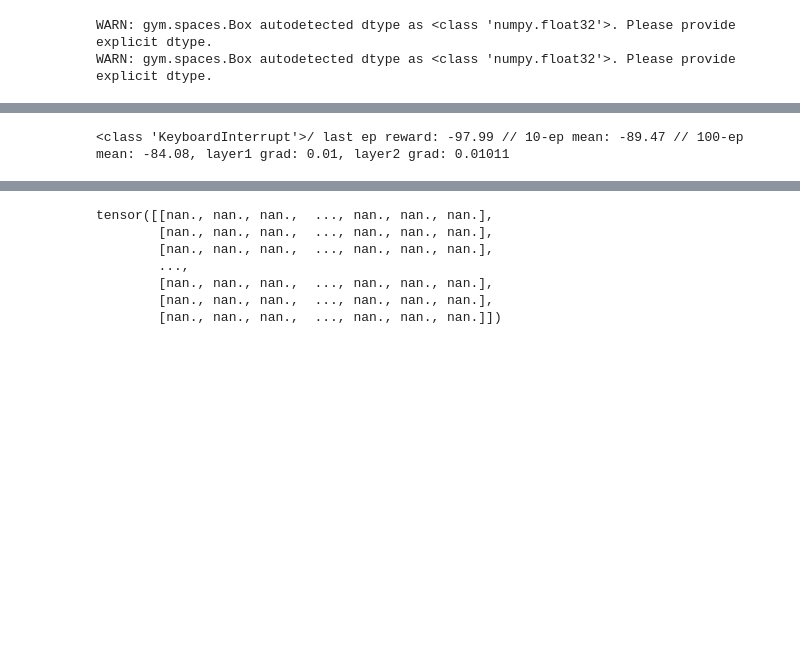
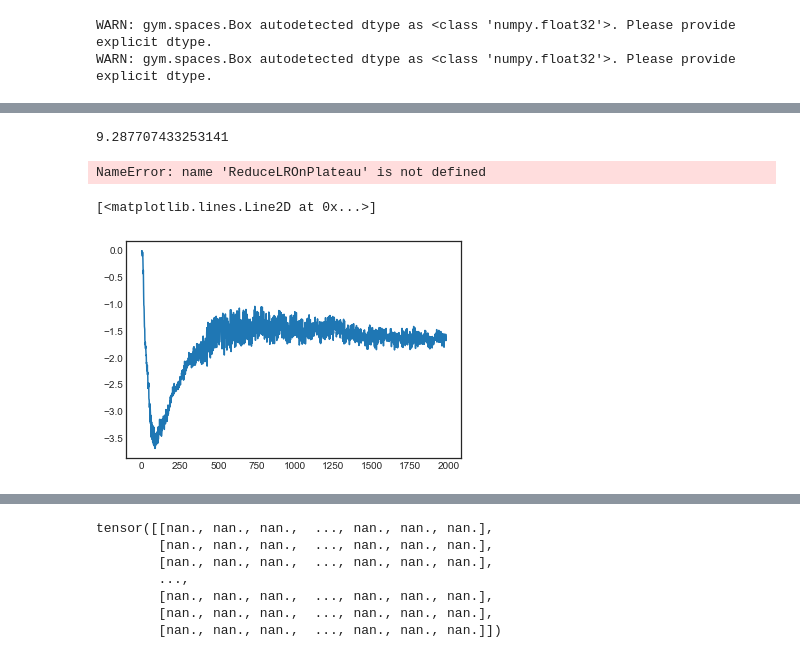
Before and after one commit to liavkoren/ai-ml-rl, a Jupyter notebook: dqn_implementations/mine/DQN part 2 -- Distributional DQN.ipynb, the cells around one changed output, grey strips where cells are left out. Drawn from its saved outputs; the diff is of its cells as text; code cells hidden in the pictures; blank space fills up the shorter version.

Commit message:
"auto commit tracked files for new experiment: LR: 0.00 / L2 reg: 0.001 / Xavier: True on Jul-20-18@12:48:29"

```diff
--- a/dqn_implementations/mine/DQN part 2 -- Distributional DQN.ipynb
+++ b/dqn_implementations/mine/DQN part 2 -- Distributional DQN.ipynb
@@ -272,6 +272,7 @@ class CategoricalAgent:
     reward_scaling = attr.ib(default=1.0)
     xavier = attr.ib(default=True)
     weight_decay = attr.ib(default=0)
+    use_lr_scheduler = attr.ib(default=True)
 
     def __attrs_post_init__(self):
         self.steps = 0
@@ -293,8 +294,12 @@ class CategoricalAgent:
         self.episode_rewards = []
         self.training_loss = []
         self.monitor_every = self.num_episodes//self.monitor_total
+        self.setup_lr_scheduler()
 
-
+    def setup_lr_scheduler(self):
+        if not self.use_lr_scheduler:
+            return
+        scheduler = scheduler = ReduceLROnPlateau(self.optimizer, 'min', factor=.3, verbose=True)
 
     def render(self, episode):
         if self.render_every and episode % self.render_every == 0:
@@ -353,6 +358,9 @@ class CategoricalAgent:
                 if self.steps < 2:
                     continue
                 episode_loss += self.replay()
+                if self.use_lr_scheduler and self.steps > 100:
+                    smoothed_loss = smooth(np.array(self.training_loss[-100:])).mean()
+                    scheduler.step(smoothed_loss)
 
                 if self.steps % self.update_target_every == 0:
                     self.target_net.load_state_dict(self.online_net.state_dict())
@@ -368,7 +376,7 @@ class CategoricalAgent:
         pass
 # %%
 # Enable monitoring
-def run_experiment(agent, learning_rate, weight_decay, xavier, title):
+def run_experiment(agent, title):
     try:
         config = {
             'title':title,
@@ -385,11 +393,30 @@ def run_experiment(agent, learning_rate, weight_decay, xavier, title):
         agent.train()
     except:
         print(sys.exc_info()[0])
+# %%
+smooth(np.array(agent.training_loss[-100:])).mean()
+# %% [output]
+9.287707433253141
 # %%
-lr = 0.0005
+
+
+
+lr = 0.0001
 l2 = 0.001
 xavier = True
-title = f'LR: {lr} / L2 reg: {l2} / Xavier: {xavier}'
-run_experiment(agentlearning_rate=lr, weight_decay=l2, xavier=xavier, title=title)
+title = f'LR: {lr:.2f} / L2 reg: {l2} / Xavier: {xavier}'
+
+agent = CategoricalAgent(
+    lunarlander,
+    learning_rate=lr,
+    num_episodes=2000,
+    update_target_every=200,
+    reward_scaling=.3,
+    logger=logger,
+    weight_decay=l2,
+    xavier=xavier
+)
+
+run_experiment(agent, title=title)
 # %% [output]
-<class 'KeyboardInterrupt'>/ last ep reward: -97.99 // 10-ep mean: -89.47 // 100-ep mean: -84.08, layer1 grad: 0.01, layer2 grad: 0.01011
+NameError: name 'ReduceLROnPlateau' is not defined
@@ -396,2 +425,7 @@ run_experiment(agentlearning_rate=lr, weight_decay=l2, xavier=xavier, title=titl
+# %%
+plt.plot(smooth(np.array(agent.target_net_q_values)))
+# %% [output]
+[<matplotlib.lines.Line2D at 0x...>]
+[figure, added]
 # %%
 # plt.plot(smooth(np.array(agent.target_net_q_values)))
```
Also changed, not shown: parts of 3 cells of this notebook.
